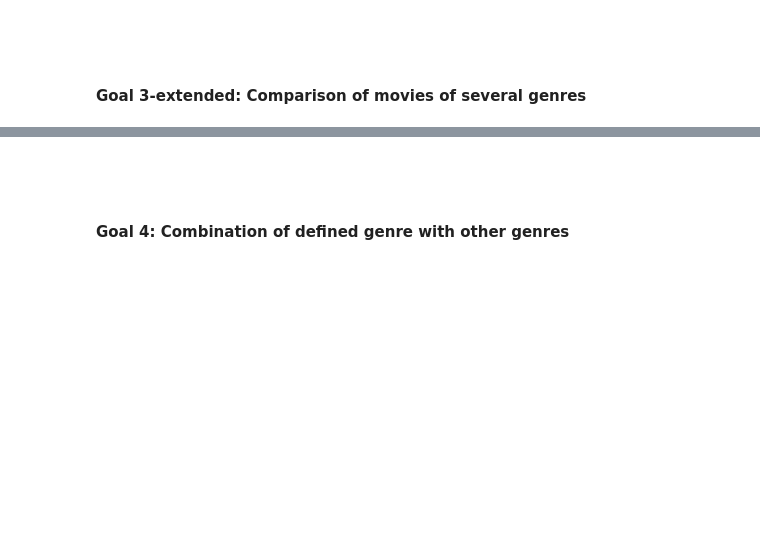
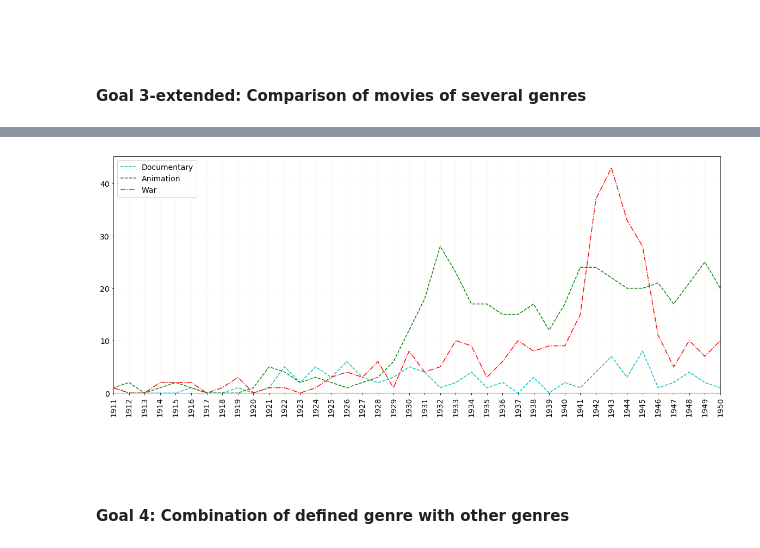
Before and after one commit to Lady3mlnm/analysis_of_different_data, a Jupyter notebook: mini-project_early_movies_(improved).ipynb, the cells around one changed output, grey strips where cells are left out. Cells and saved outputs as stored; diff of their text form; code cells hidden in the pictures; blank space fills up the shorter version.

```diff
--- a/mini-project_early_movies_(improved).ipynb
+++ b/mini-project_early_movies_(improved).ipynb
@@ -563,7 +564,7 @@ for i, gnr in enumerate(gnrs):
     year_genre_latest = mvs_with_gnr['year'].max()
 
     if math.isnan(year_genre_oldest):
-        print(f'There is no movies of genre '{gnr}' in this time period')
+        print(f"There is no movies of genre '{gnr}' in this time period")
         continue
 
     number_mvs_of_genre = pd.Series(number_mvs_of_genre,
@@ -577,6 +578,7 @@ plt.xlim(year_graph_oldest, year_graph_latest)
 plt.ylim(0)
 
 labels = range(year_graph_oldest, year_graph_latest+1)
+plt.grid(color='wheat', linewidth=0.25)
 plt.xticks(labels, rotation='vertical')
 
 plt.legend(loc='upper left')
@@ -586,3 +587,4 @@ SyntaxError: invalid syntax (<ipython-input-41-9bdce45b2d84>, line 16)
+[figure, added]
 # %% [markdown]
 <br>
 <br>
```
Also changed, not shown: parts of 10 cells of this notebook, 4 other files.
